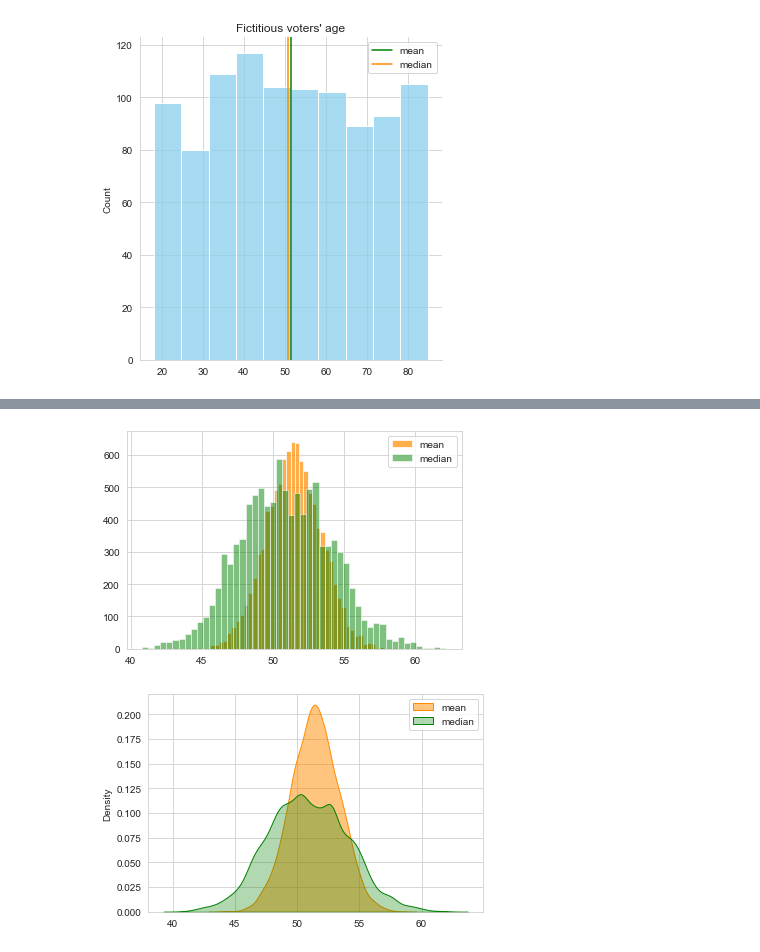
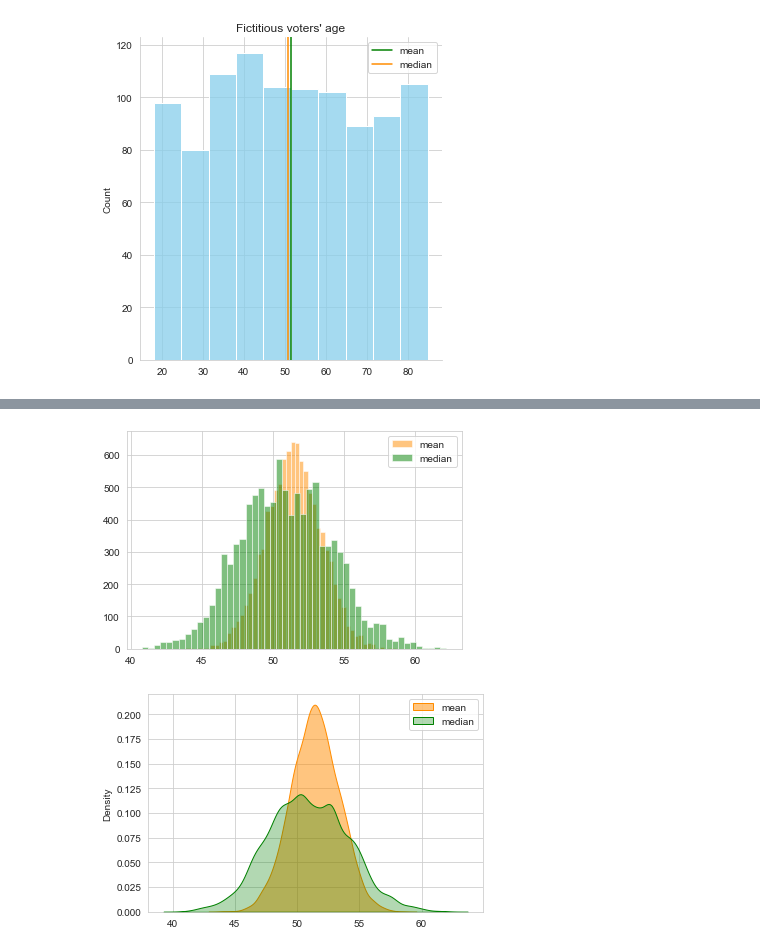
Before and after one commit to Goliath-Research/Computational-Statistics, a Jupyter notebook: 04-Inferential Statistics/02-Boot_Conf_Int.ipynb, the cells around one changed output, grey strips where cells are left out. Cells and saved outputs as stored; diff of their text form; code cells hidden in the pictures.

```diff
--- a/04-Inferential Statistics/02-Boot_Conf_Int.ipynb
+++ b/04-Inferential Statistics/02-Boot_Conf_Int.ipynb
@@ -118,7 +93,7 @@ plt.title("Fictitious voters' age distribution: mean and median");
 # %%
-plt.hist(mean_scores, bins=50, color='darkorange', alpha=0.7, label='mean')
-plt.hist(median_scores, bins=50, color='green', alpha=0.5, label='median')
+plt.hist(mean_scores,   bins=50, color='darkorange', alpha=0.5, label='mean')
+plt.hist(median_scores, bins=50, color='green',      alpha=0.5, label='median')
 plt.legend();
 # %% [output]
-[figure, old version]
+[figure, new version]
 # %%
```
Also changed, not shown: parts of 30 cells of this notebook.
